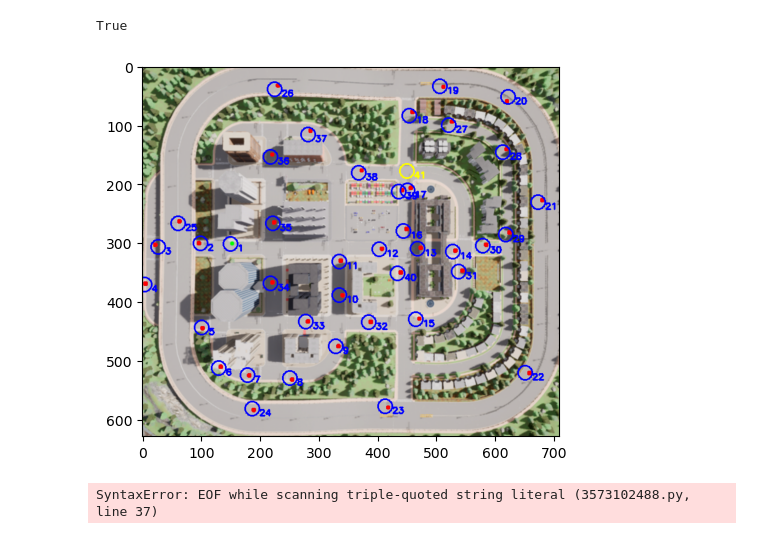
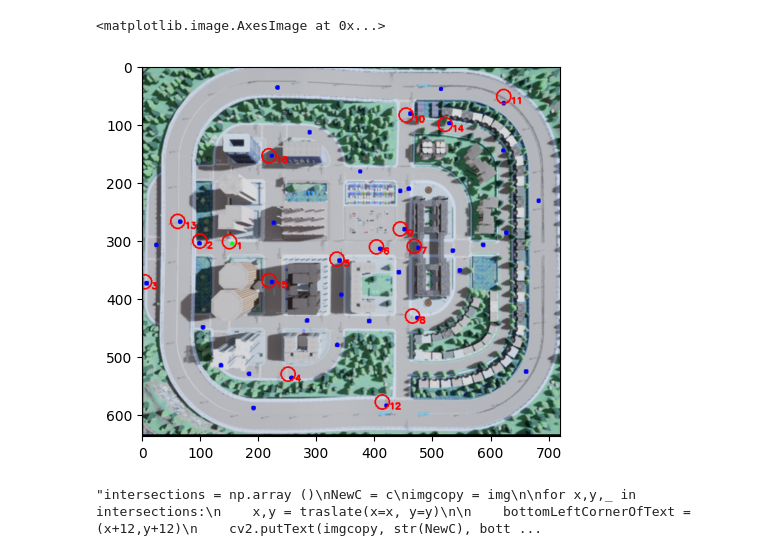
Before and after one commit to WelsonAA/shellpath, a Jupyter notebook: src/test.ipynb, the cells around one changed output. Saved outputs shown, nothing was run; the diff lists cells and outputs as text; code cells hidden in the pictures.

```diff
--- a/src/test.ipynb
+++ b/src/test.ipynb
@@ -59,26 +45,28 @@ def traslate(x, y,a=1.45,b=399,c =-1.44 ,d =308):
 # %%
 font                   = cv2.FONT_HERSHEY_SIMPLEX
 bottomLeftCornerOfText = (10,500)
 fontScale              = 0.5
 fontColor              = (255,0,0)
 thickness              = 2
 lineType               = 1
 
 
-img = cv2.imread("img.png")
+img = cv2.imread("comp.png")
 c = 1
 
 for x,y,_ in givenPoints:
     x,y = traslate(x=x, y=y)
 
     bottomLeftCornerOfText = (x+12,y+12)
     cv2.putText(img, str(c), bottomLeftCornerOfText, font,fontScale,fontColor,thickness, lineType)
     img = cv2.circle(img, (x, y), 12, (255, 0, 0), 2)
     c+=1
+plt.imshow(img)
+# %% [output]
+<matplotlib.image.AxesImage at 0x...>
+[figure, added]
 # %%
-intersections = np.array (
-    [[35.5,90.00,0.00]]
-    )
+"""intersections = np.array ()
 NewC = c
 imgcopy = img
 
@@ -92,47 +80,6 @@ for x,y,_ in intersections:
 
 plt.imshow(imgcopy[:,:,::-1])
 
-cv2.imwrite('out.png', imgcopy)
+cv2.imwrite('out.png', imgcopy)"""
 # %% [output]
-True
+"intersections = np.array ()\nNewC = c\nimgcopy = img\n\nfor x,y,_ in intersections:\n    x,y = traslate(x=x, y=y)\n\n    bottomLeftCornerOfText = (x+12,y+12)\n    cv2.putText(imgcopy, str(NewC), bott ...
-[figure, removed]
-# %%
-"""def nothing(x):
-    return
-
-cv2.namedWindow('img')
-
-cv2.createTrackbar('a', 'img',-500,500,nothing)
-cv2.createTrackbar('b', 'img',-500,500,nothing)
-cv2.createTrackbar('c', 'img',-500,500,nothing)
-cv2.createTrackbar('d', 'img',-500,500,nothing)
-
-
-while True:
-
-
-
-
-
-
-
-    a = cv2.getTrackbarPos('a', 'img')
-    b = cv2.getTrackbarPos('b', 'img')
-    c = cv2.getTrackbarPos('c', 'img')
-    d = cv2.getTrackbarPos('d', 'img')
-
-    imgr = cv2.imread("img.png")
-
-    for x,y,_ in arrayWithHeight:
-        imgr = cv2.circle(imgr, traslate(x, y,a/100,b,c/-100,d), 15, (255, 0, 0), 2)
-
-
-    cv2.imshow('img',imgr)
-
-    k = cv2.waitKey(1)
-    if k==ord('q'):
-        break
-
-cv2.destroyAllWindows()
-# %% [output]
-SyntaxError: EOF while scanning triple-quoted string literal (3573102488.py, line 37)
```
Also changed, not shown: parts of 3 cells of this notebook.
